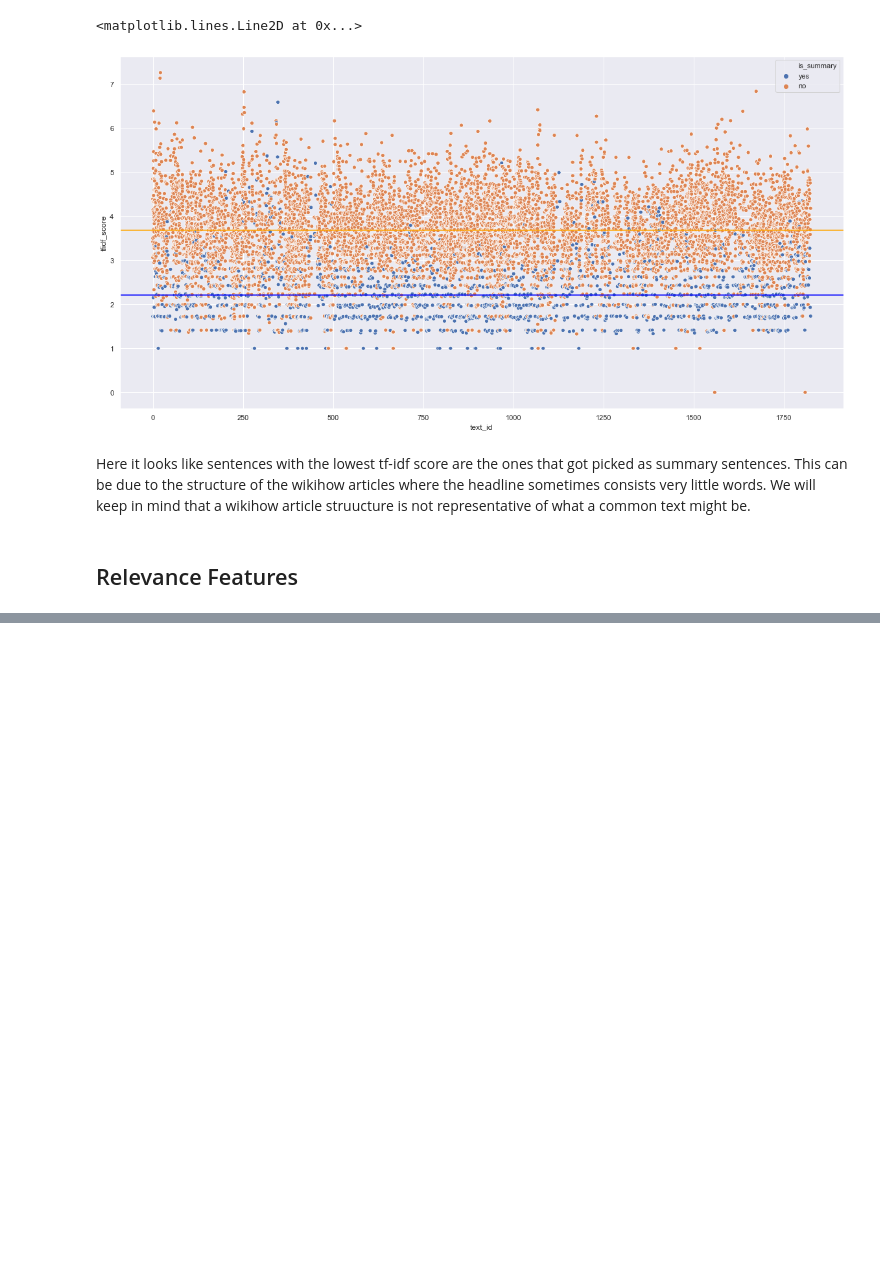
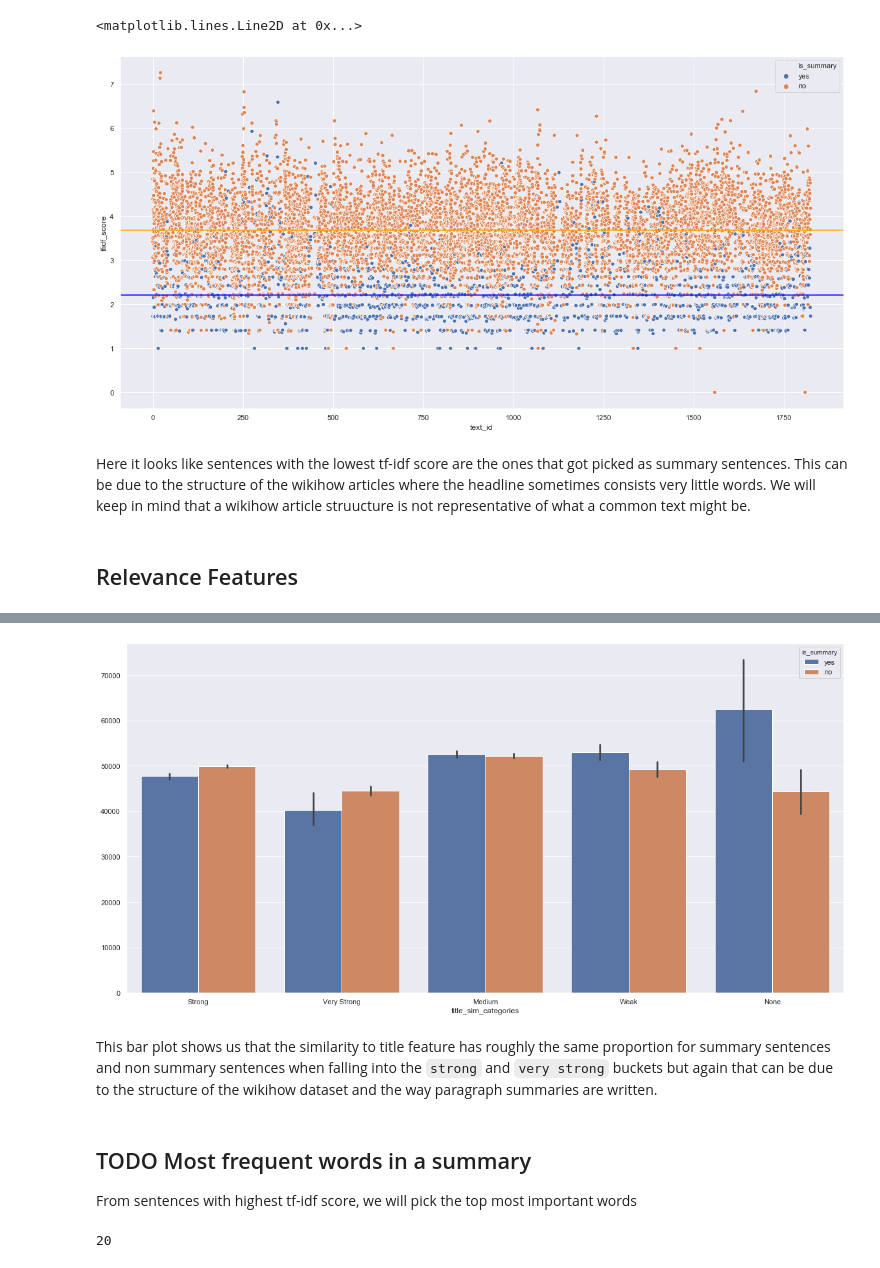
Before and after one commit to sarisboo/springboard, a Jupyter notebook: capstone_1/storytelling_feature_extraction.ipynb, the cells around one changed output, grey strips where cells are left out. Cells and saved outputs as stored; diff of their text form; code cells hidden in the pictures; blank space fills up the shorter version.

Commit message:
data storytelling, visualizations and extracted features

```diff
--- a/capstone_1/storytelling_feature_extraction.ipynb
+++ b/capstone_1/storytelling_feature_extraction.ipynb
@@ -190,0 +123,4 @@ Name: sentence, Length: 200, dtype: object
+# %%
+wikihow_subset = wikihow.iloc[:100000]
+# %%
+wikihow_subset['title_similarity'] = wikihow_subset.apply(lambda x: get_similarity(x['sentence'], x['title']), axis = 1)
@@ -190,0 +156,14 @@ Name: sentence, Length: 200, dtype: object
+# %%
+def create_buckets(sim):
+    if 0 <= sim < 0.25:
+        return 'None'
+    elif 0.25 <= sim < 0.5:
+        return 'Weak'
+    elif 0.5 <= sim < 0.70:
+        return 'Medium'
+    elif 0.70 <= sim < 0.90:
+        return 'Strong'
+    else:
+        return 'Very Strong'
+# %%
+wikihow_subset['title_sim_categories'] = wikihow_subset['title_similarity'].apply(create_buckets)
@@ -190,0 +177,10 @@ Name: sentence, Length: 200, dtype: object
+# %%
+plt.figure(figsize=(20,10))
+ax = sns.barplot(y=wikihow_subset.index, x="title_sim_categories", data=wikihow_subset, hue= 'is_summary')
+# %% [output]
+[figure, added]
+# %% [markdown]
+This bar plot shows us that the similarity to title feature has roughly the same proportion for summary sentences and non summary sentences when falling into the `strong` and `very strong` buckets but again that can be due to the structure of the wikihow dataset and the way paragraph summaries are written.
+# %% [markdown]
+## TODO Most frequent words in a summary
+From sentences with highest tf-idf score, we will pick the top most important words
@@ -190,0 +202,7 @@ Name: sentence, Length: 200, dtype: object
+# %%
+top_occurences = ['help','use','get', 'make','like','need', 'take', 'try',
+                  'avoid','keep', 'want', 'many', 'ask', 'good', 'find', 'work',
+                  'go', 'include', 'important', 'know']
+len(top_occurences)
+# %% [output]
+20
```
Also changed, not shown: parts of 33 cells of this notebook.
